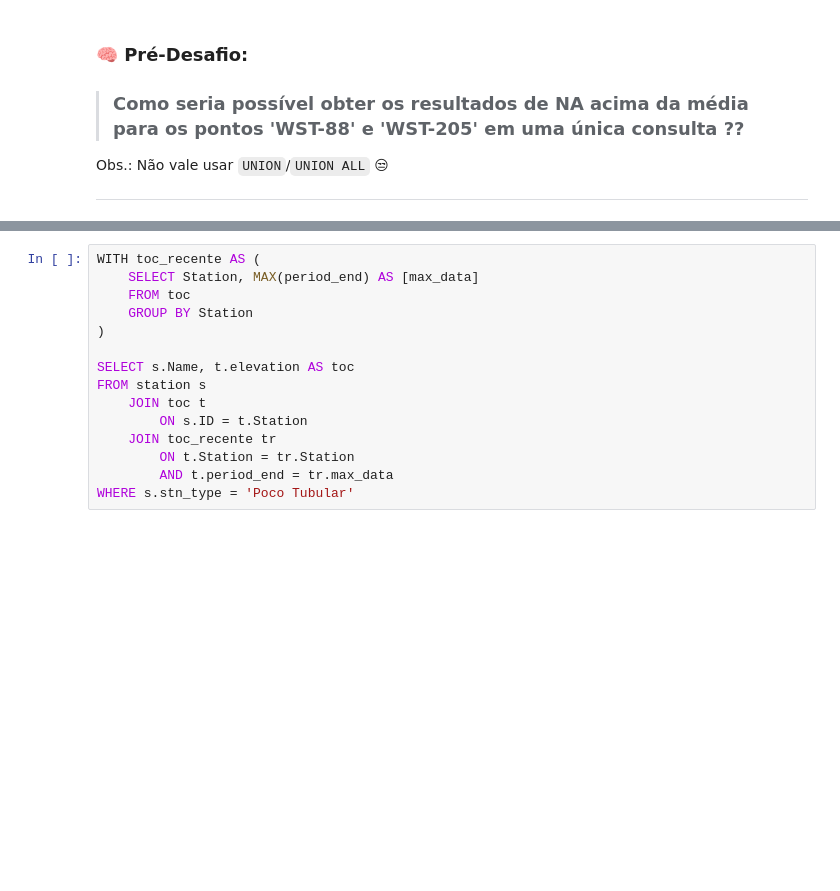
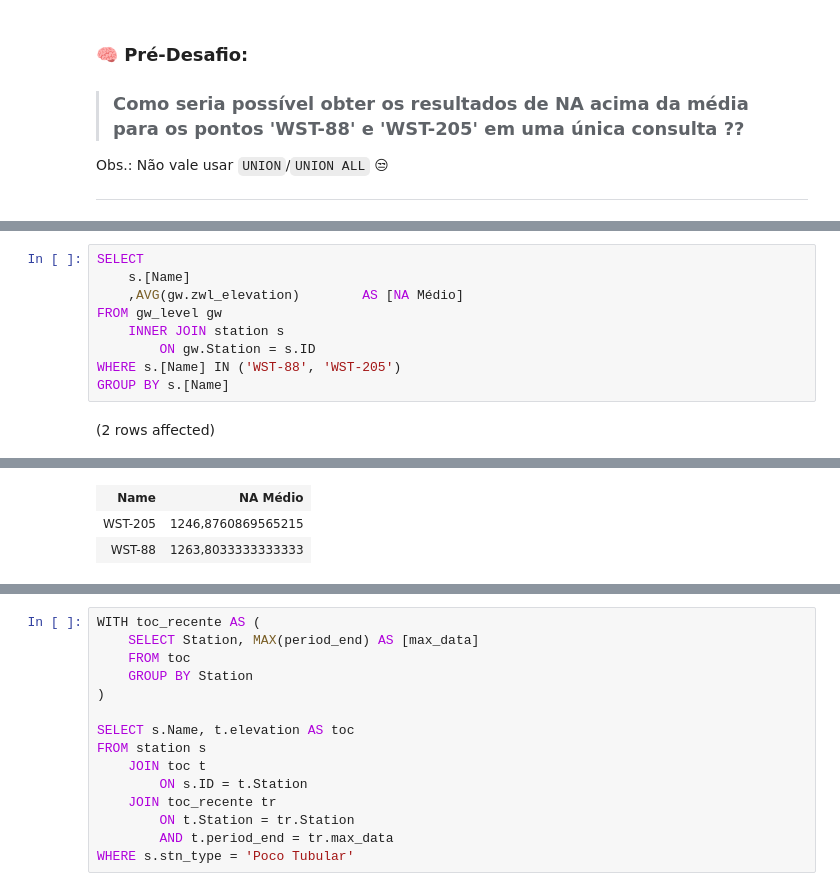
Before and after one commit to Waterservicestech/treinamento-sql-digital, a Jupyter notebook: desafios/aula02/Aula02_Challenge_Solution.ipynb, the cells around one changed output, grey strips where cells are left out. Cells and saved outputs as stored; diff of their text form; blank space fills up the shorter version.

```diff
--- a/desafios/aula02/Aula02_Challenge_Solution.ipynb
+++ b/desafios/aula02/Aula02_Challenge_Solution.ipynb
@@ -46,0 +28,11 @@ Total execution time: 00:00:00.010
+# %%
+SELECT
+    s.[Name]
+    ,AVG(gw.zwl_elevation)        AS [NA Médio]
+FROM gw_level gw
+    INNER JOIN station s
+        ON gw.Station = s.ID
+WHERE s.[Name] IN ('WST-88', 'WST-205')
+GROUP BY s.[Name]
+# %% [output]
+(2 rows affected)
@@ -47,3 +40,6 @@ Total execution time: 00:00:00.010
+| Name | NA Médio |
+| WST-205 | 1246,8760869565215 |
+| WST-88 | 1263,8033333333333 |
 # %%
 WITH medias_na AS (
     SELECT
```
Also changed, not shown: parts of 7 cells of this notebook, 5 other files.
